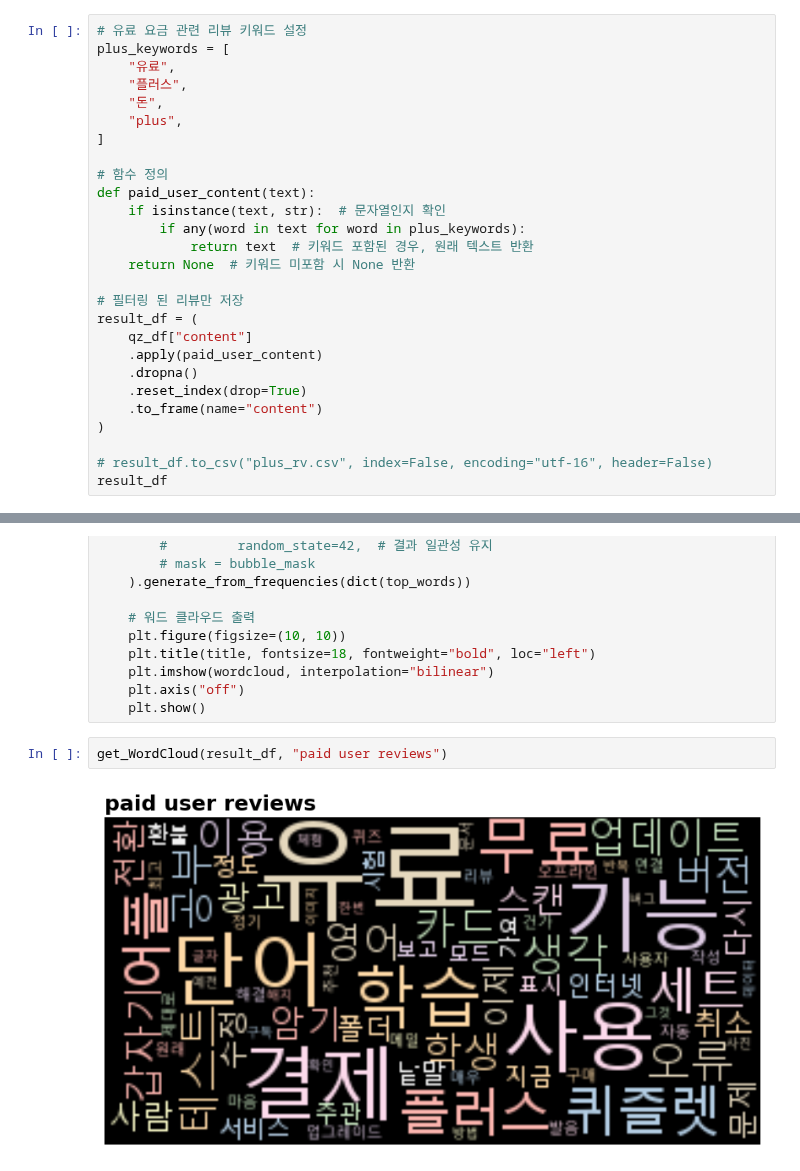
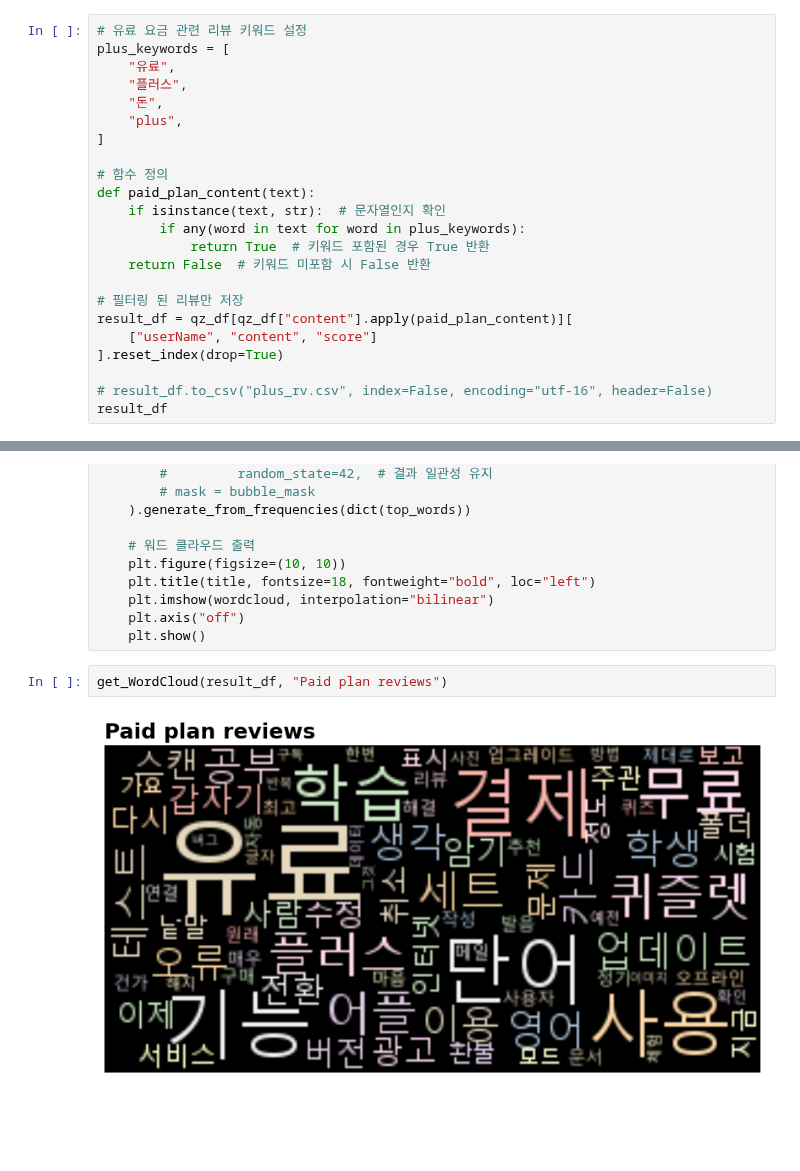
Before and after one commit to Ahram-Jeong/python-ml, a Jupyter notebook: 2_crawling/google_play_scraper.ipynb, the cells around one changed output, grey strips where cells are left out. Drawn from its saved outputs; the diff is of its cells as text; blank space fills up the shorter version.

```diff
--- a/2_crawling/google_play_scraper.ipynb
+++ b/2_crawling/google_play_scraper.ipynb
@@ -107,20 +107,16 @@ plus_keywords = [
 ]
 
 # 함수 정의
-def paid_user_content(text):
+def paid_plan_content(text):
     if isinstance(text, str):  # 문자열인지 확인
         if any(word in text for word in plus_keywords):
-            return text  # 키워드 포함된 경우, 원래 텍스트 반환
-    return None  # 키워드 미포함 시 None 반환
+            return True  # 키워드 포함된 경우 True 반환
+    return False  # 키워드 미포함 시 False 반환
 
 # 필터링 된 리뷰만 저장
-result_df = (
-    qz_df["content"]
-    .apply(paid_user_content)
-    .dropna()
-    .reset_index(drop=True)
-    .to_frame(name="content")
-)
+result_df = qz_df[qz_df["content"].apply(paid_plan_content)][
+    ["userName", "content", "score"]
+].reset_index(drop=True)
 
 # result_df.to_csv("plus_rv.csv", index=False, encoding="utf-16", header=False)
 result_df
@@ -245,6 +281,6 @@ def get_WordCloud(df, title):
     plt.axis("off")
     plt.show()
 # %%
-get_WordCloud(result_df, "paid user reviews")
+get_WordCloud(result_df, "Paid plan reviews")
 # %% [output]
-[figure, old version]
+[figure, new version]
```
Also changed, not shown: parts of 4 cells of this notebook.
